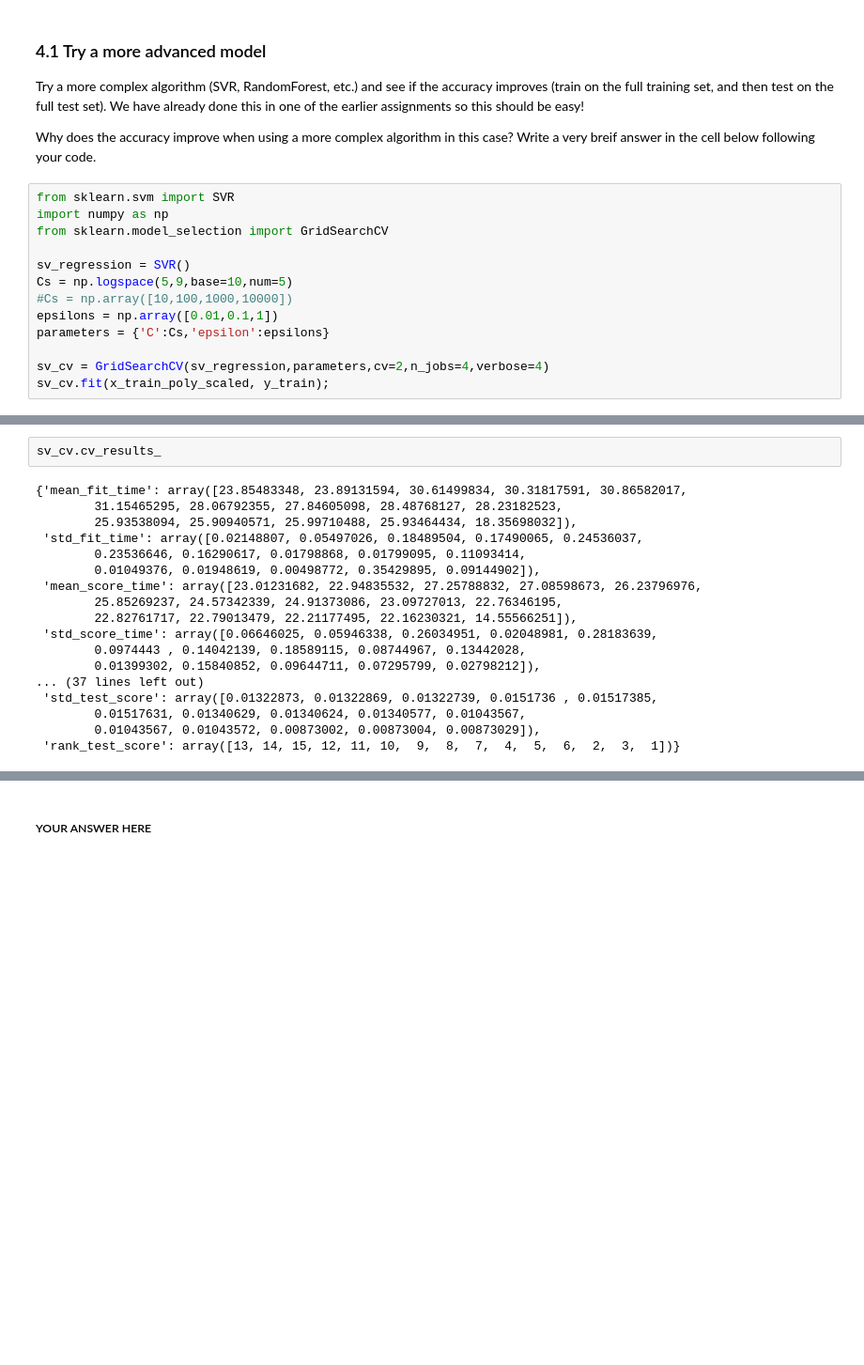
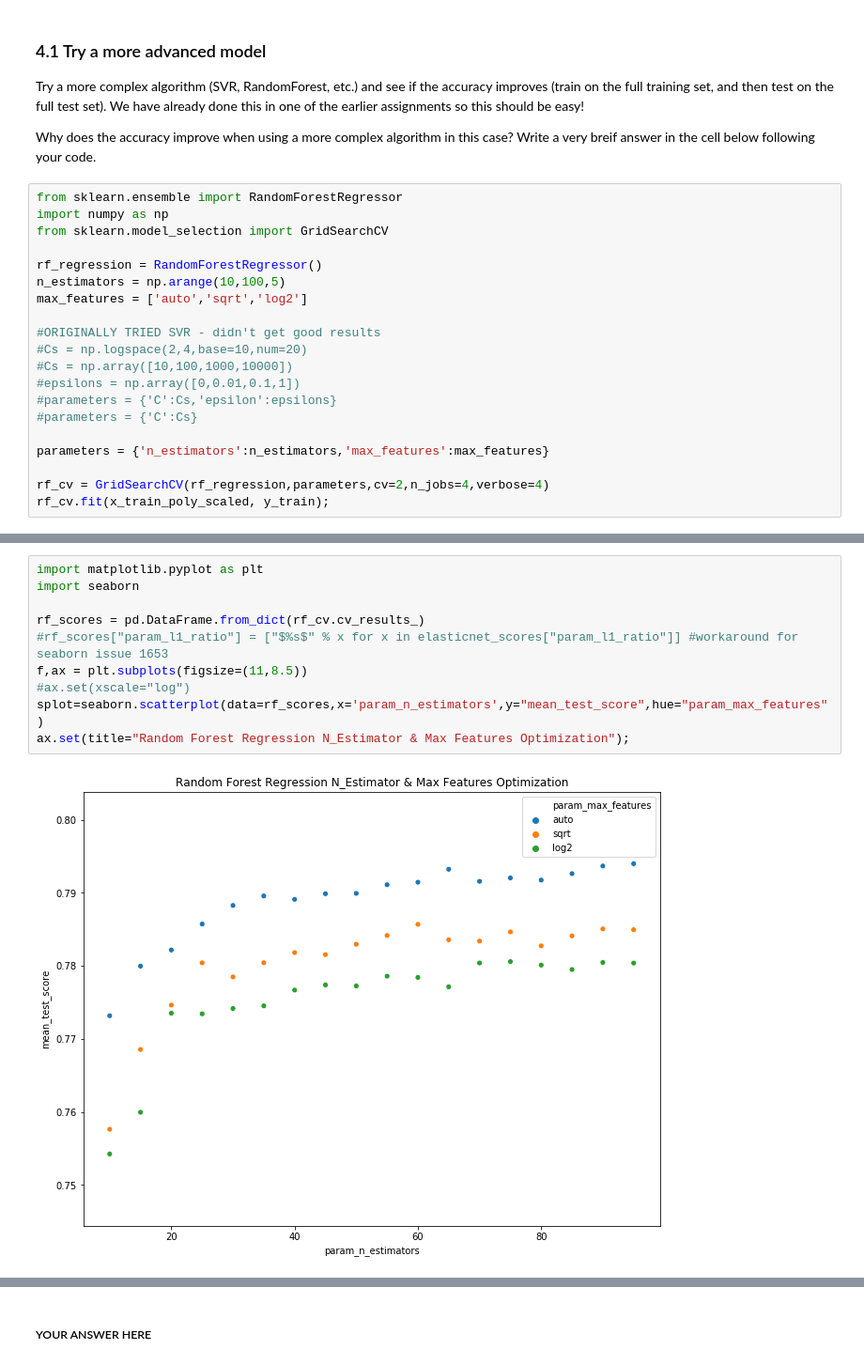
Before and after one commit to c0llins0/SCS-3253-Machine-Learning, a Jupyter notebook: W4_Collins_qq332706.ipynb, the cells around one changed output, grey strips where cells are left out. Shown at 94% size. Saved outputs shown, nothing was run; the diff lists cells and outputs as text; blank space fills up the shorter version.

Commit message:
Add files via upload
added random forest

```diff
--- a/W4_Collins_qq332706.ipynb
+++ b/W4_Collins_qq332706.ipynb
@@ -334,16 +353,23 @@ Try a more complex algorithm (SVR, RandomForest, etc.) and see if the accuracy i
 
 Why does the accuracy improve when using a more complex algorithm in this case? Write a very breif answer in the cell below following your code.
 # %%
-from sklearn.svm import SVR
+from sklearn.ensemble import RandomForestRegressor
 import numpy as np
 from sklearn.model_selection import GridSearchCV
 
-sv_regression = SVR()
-Cs = np.logspace(5,9,base=10,num=5)
+rf_regression = RandomForestRegressor()
+n_estimators = np.arange(10,100,5)
+max_features = ['auto','sqrt','log2']
+
+#ORIGINALLY TRIED SVR - didn't get good results
+#Cs = np.logspace(2,4,base=10,num=20)
 #Cs = np.array([10,100,1000,10000])
-epsilons = np.array([0.01,0.1,1])
-parameters = {'C':Cs,'epsilon':epsilons}
+#epsilons = np.array([0,0.01,0.1,1])
+#parameters = {'C':Cs,'epsilon':epsilons}
+#parameters = {'C':Cs}
 
-sv_cv = GridSearchCV(sv_regression,parameters,cv=2,n_jobs=4,verbose=4)
-sv_cv.fit(x_train_poly_scaled, y_train);
+parameters = {'n_estimators':n_estimators,'max_features':max_features}
+
+rf_cv = GridSearchCV(rf_regression,parameters,cv=2,n_jobs=4,verbose=4)
+rf_cv.fit(x_train_poly_scaled, y_train);
 # %% [output]
@@ -352,20 +381,12 @@ Fitting 2 folds for each of 15 candidates, totalling 30 fits
-# %%
-sv_cv.cv_results_
-# %% [output]
-{'mean_fit_time': array([23.85483348, 23.89131594, 30.61499834, 30.31817591, 30.86582017,
-        31.15465295, 28.06792355, 27.84605098, 28.48768127, 28.23182523,
-        25.93538094, 25.90940571, 25.99710488, 25.93464434, 18.35698032]),
- 'std_fit_time': array([0.02148807, 0.05497026, 0.18489504, 0.17490065, 0.24536037,
-        0.23536646, 0.16290617, 0.01798868, 0.01799095, 0.11093414,
-        0.01049376, 0.01948619, 0.00498772, 0.35429895, 0.09144902]),
- 'mean_score_time': array([23.01231682, 22.94835532, 27.25788832, 27.08598673, 26.23796976,
-        25.85269237, 24.57342339, 24.91373086, 23.09727013, 22.76346195,
-        22.82761717, 22.79013479, 22.21177495, 22.16230321, 14.55566251]),
- 'std_score_time': array([0.06646025, 0.05946338, 0.26034951, 0.02048981, 0.28183639,
-        0.0974443 , 0.14042139, 0.18589115, 0.08744967, 0.13442028,
-        0.01399302, 0.15840852, 0.09644711, 0.07295799, 0.02798212]),
-... (37 lines left out)
- 'std_test_score': array([0.01322873, 0.01322869, 0.01322739, 0.0151736 , 0.01517385,
-        0.01517631, 0.01340629, 0.01340624, 0.01340577, 0.01043567,
-        0.01043567, 0.01043572, 0.00873002, 0.00873004, 0.00873029]),
- 'rank_test_score': array([13, 14, 15, 12, 11, 10,  9,  8,  7,  4,  5,  6,  2,  3,  1])}
+# %%
+import matplotlib.pyplot as plt
+import seaborn
+
+rf_scores = pd.DataFrame.from_dict(rf_cv.cv_results_)
+#rf_scores["param_l1_ratio"] = ["$%s$" % x for x in elasticnet_scores["param_l1_ratio"]] #workaround for seaborn issue 1653
+f,ax = plt.subplots(figsize=(11,8.5))
+#ax.set(xscale="log")
+splot=seaborn.scatterplot(data=rf_scores,x='param_n_estimators',y="mean_test_score",hue="param_max_features")
+ax.set(title="Random Forest Regression N_Estimator & Max Features Optimization");
+# %% [output]
+[figure, added]
```
Also changed, not shown: parts of 15 cells of this notebook.
